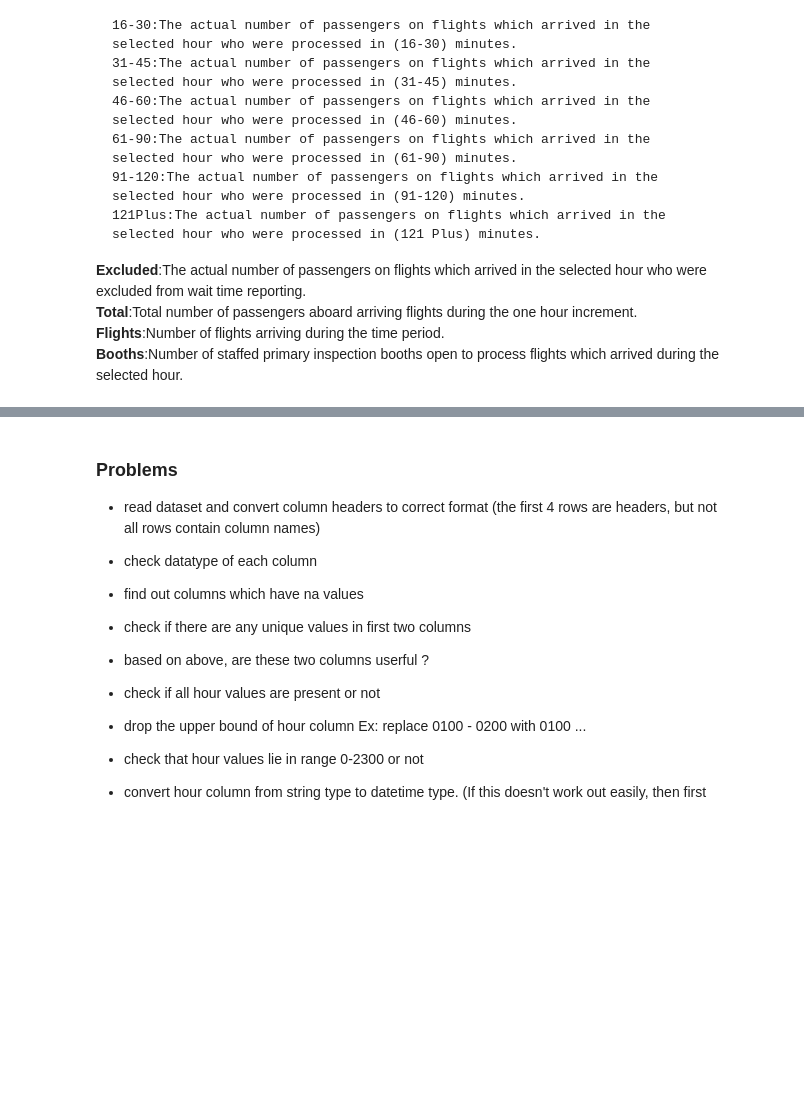
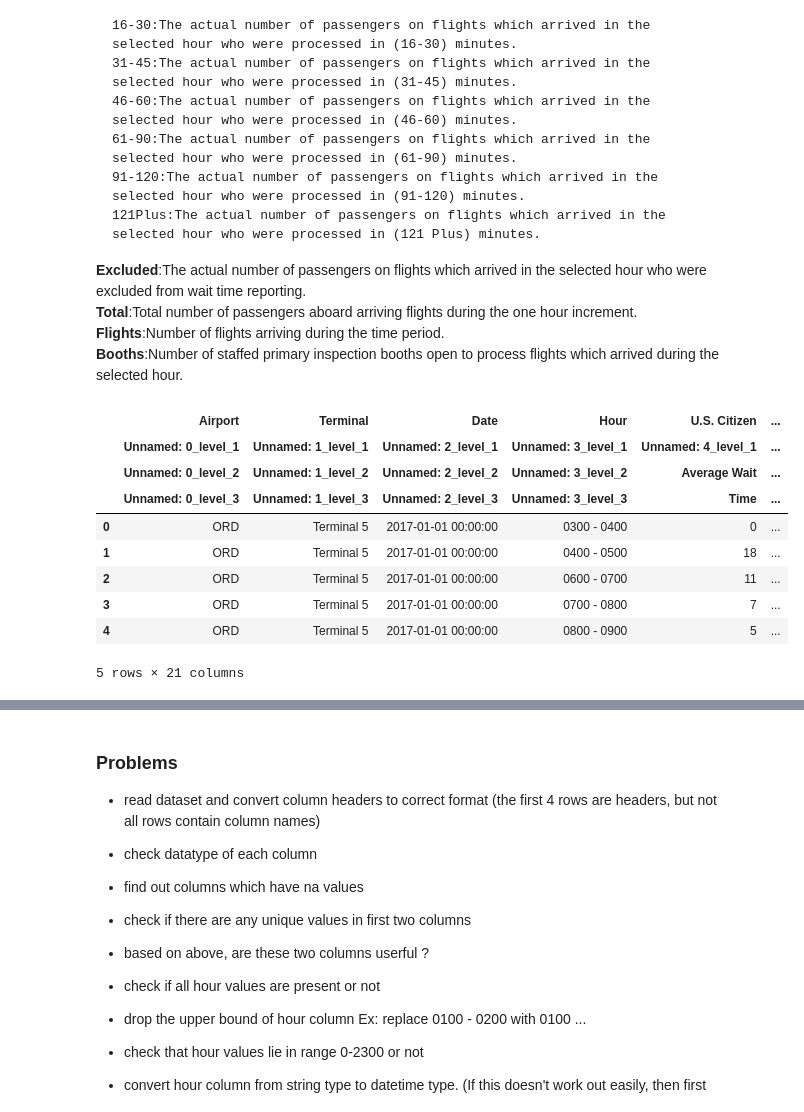
Before and after one commit to leangaurav/dsc_weekday_2020_09_24, a Jupyter notebook: Assignments/Akilan/Assignment_AWT/AWT_Pandas.ipynb, the cells around one changed output, grey strips where cells are left out. Saved outputs shown, nothing was run; the diff lists cells and outputs as text; code cells hidden in the pictures; blank space fills up the shorter version.

```diff
--- a/Assignments/Akilan/Assignment_AWT/AWT_Pandas.ipynb
+++ b/Assignments/Akilan/Assignment_AWT/AWT_Pandas.ipynb
@@ -34,3 +34,18 @@
 **Total**:Total number of passengers aboard arriving flights during the one hour increment.
 **Flights**:Number of flights arriving during the time period.
 **Booths**:Number of staffed primary inspection booths open to process flights which arrived during the selected hour.
+# %%
+import pandas as pd
+awt=pd.read_excel(r'C:\Users\Akilan\Documents\Python Scripts\Assignment_AWT\AWT.xls',0,header=[0,1,2,3],skiprows=0)
+awt.head()
+# %% [output]
+|  | Airport | Terminal | Date | Hour | U.S. Citizen | ... |
+|  | Unnamed: 0_level_1 | Unnamed: 1_level_1 | Unnamed: 2_level_1 | Unnamed: 3_level_1 | Unnamed: 4_level_1 | ... |
+|  | Unnamed: 0_level_2 | Unnamed: 1_level_2 | Unnamed: 2_level_2 | Unnamed: 3_level_2 | Average Wait | ... |
+|  | Unnamed: 0_level_3 | Unnamed: 1_level_3 | Unnamed: 2_level_3 | Unnamed: 3_level_3 | Time | ... |
+| 0 | ORD | Terminal 5 | 2017-01-01 00:00:00 | 0300 - 0400 | 0 | ... |
+| 1 | ORD | Terminal 5 | 2017-01-01 00:00:00 | 0400 - 0500 | 18 | ... |
+| 2 | ORD | Terminal 5 | 2017-01-01 00:00:00 | 0600 - 0700 | 11 | ... |
+| 3 | ORD | Terminal 5 | 2017-01-01 00:00:00 | 0700 - 0800 | 7 | ... |
+| 4 | ORD | Terminal 5 | 2017-01-01 00:00:00 | 0800 - 0900 | 5 | ... |
+5 rows × 21 columns
```
Also changed, not shown: parts of 11 cells of this notebook, 1 other file.
